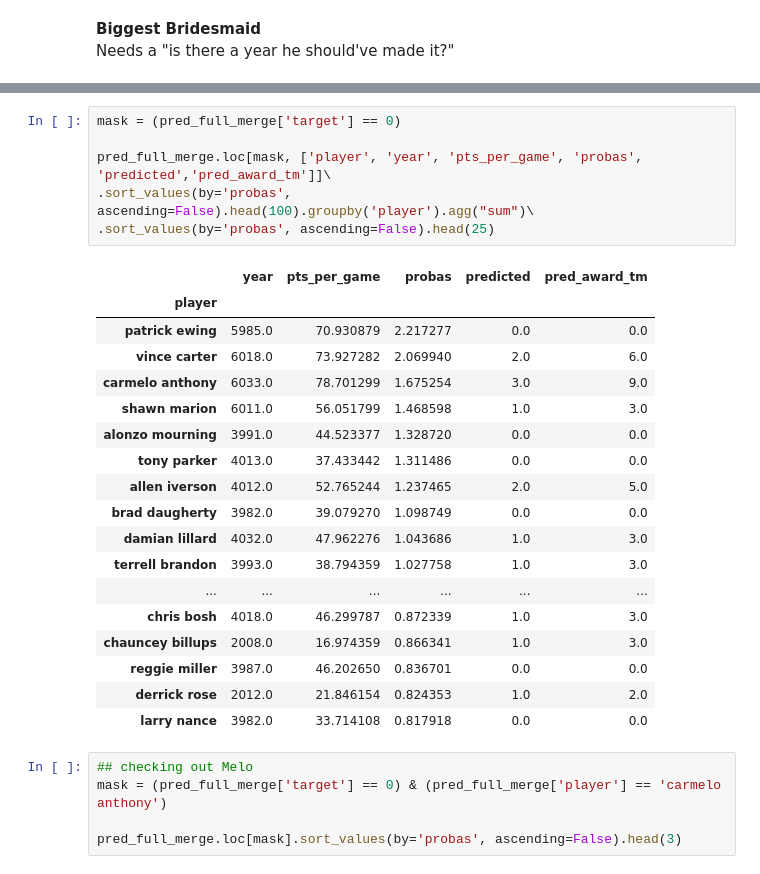
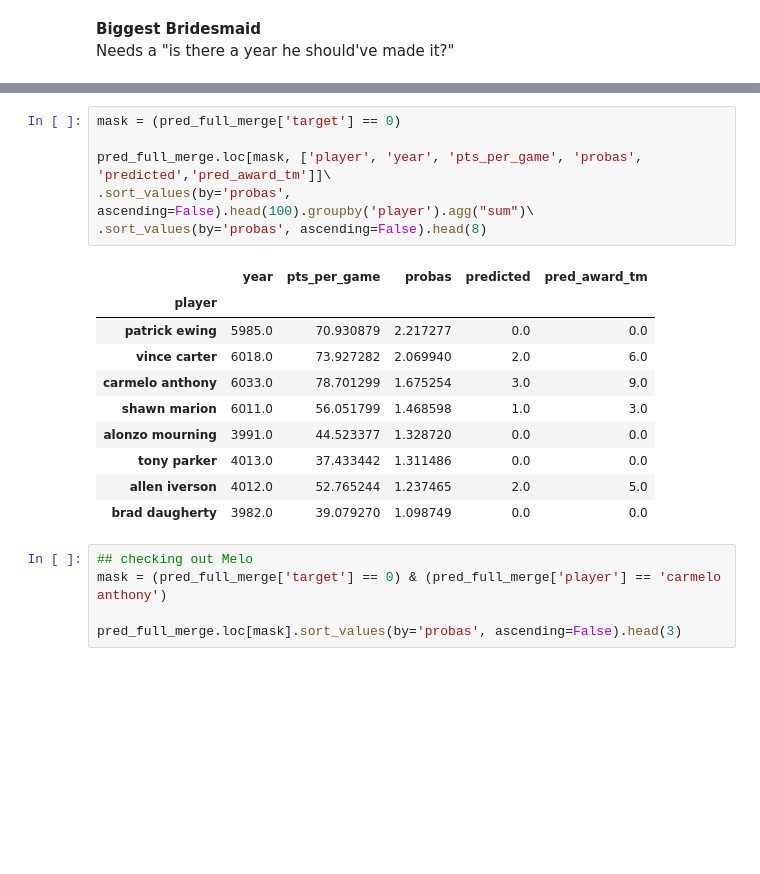
Before and after one commit to jquella/DSI_capstone, a Jupyter notebook: Analysis and Takeaways.ipynb, the cells around one changed output, grey strips where cells are left out. Cells and saved outputs as stored; diff of their text form; blank space fills up the shorter version.

```diff
--- a/Analysis and Takeaways.ipynb
+++ b/Analysis and Takeaways.ipynb
@@ -201,28 +283,20 @@ pred_full_merge.loc[mask, ['player', 'year', 'pts_per_game', 'probas', 'predicte
 # %%
 mask = (pred_full_merge['target'] == 0)
 
 pred_full_merge.loc[mask, ['player', 'year', 'pts_per_game', 'probas', 'predicted','pred_award_tm']]\
 .sort_values(by='probas', ascending=False).head(100).groupby('player').agg("sum")\
-.sort_values(by='probas', ascending=False).head(25)
+.sort_values(by='probas', ascending=False).head(8)
 # %% [output]
 |  | year | pts_per_game | probas | predicted | pred_award_tm |
 | player |  |  |  |  |  |
 | patrick ewing | 5985.0 | 70.930879 | 2.217277 | 0.0 | 0.0 |
 | vince carter | 6018.0 | 73.927282 | 2.069940 | 2.0 | 6.0 |
 | carmelo anthony | 6033.0 | 78.701299 | 1.675254 | 3.0 | 9.0 |
 | shawn marion | 6011.0 | 56.051799 | 1.468598 | 1.0 | 3.0 |
 | alonzo mourning | 3991.0 | 44.523377 | 1.328720 | 0.0 | 0.0 |
 | tony parker | 4013.0 | 37.433442 | 1.311486 | 0.0 | 0.0 |
 | allen iverson | 4012.0 | 52.765244 | 1.237465 | 2.0 | 5.0 |
 | brad daugherty | 3982.0 | 39.079270 | 1.098749 | 0.0 | 0.0 |
-| damian lillard | 4032.0 | 47.962276 | 1.043686 | 1.0 | 3.0 |
-| terrell brandon | 3993.0 | 38.794359 | 1.027758 | 1.0 | 3.0 |
-| ... | ... | ... | ... | ... | ... |
-| chris bosh | 4018.0 | 46.299787 | 0.872339 | 1.0 | 3.0 |
-| chauncey billups | 2008.0 | 16.974359 | 0.866341 | 1.0 | 3.0 |
-| reggie miller | 3987.0 | 46.202650 | 0.836701 | 0.0 | 0.0 |
-| derrick rose | 2012.0 | 21.846154 | 0.824353 | 1.0 | 2.0 |
-| larry nance | 3982.0 | 33.714108 | 0.817918 | 0.0 | 0.0 |
 # %%
 ## checking out Melo
 mask = (pred_full_merge['target'] == 0) & (pred_full_merge['player'] == 'carmelo anthony')
```
Also changed, not shown: parts of 14 cells of this notebook, 2 other files.
